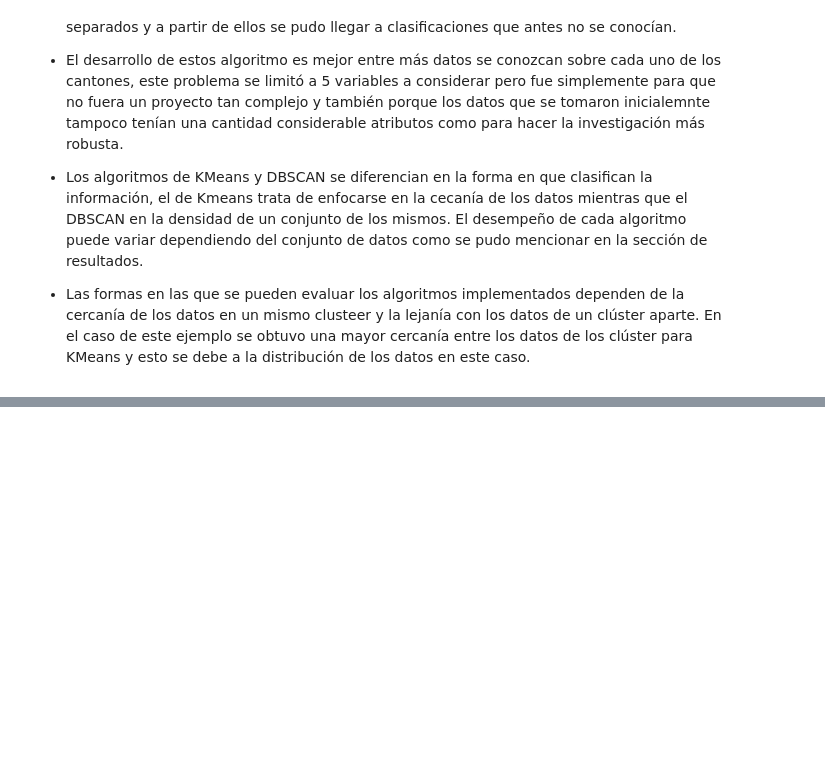
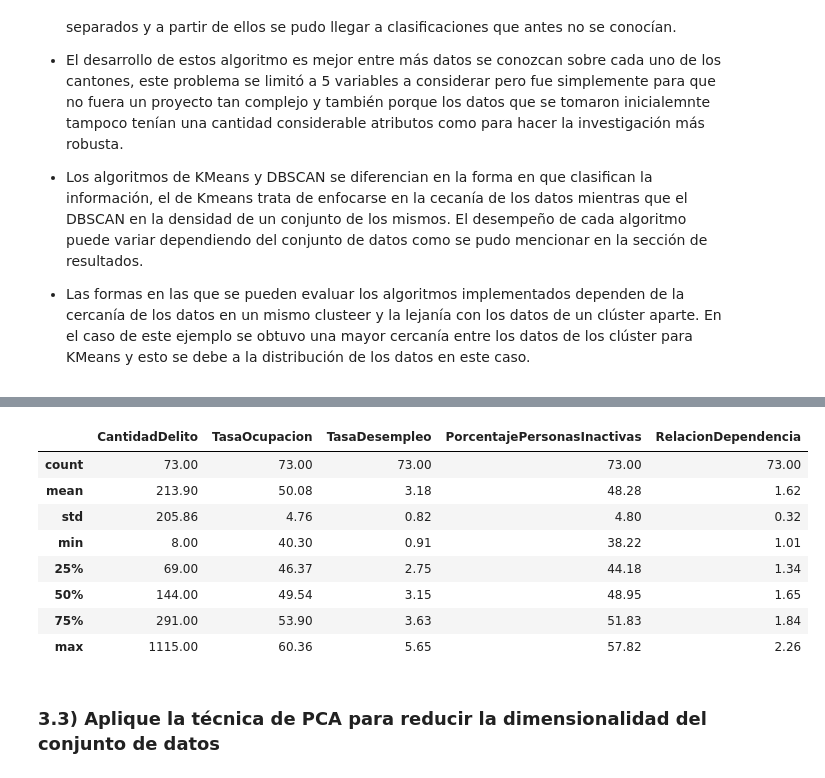
Before and after one commit to juanignava/AI.Project4, a Jupyter notebook: TP04.ipynb, the cells around one changed output, grey strips where cells are left out. Saved outputs shown, nothing was run; the diff lists cells and outputs as text; code cells hidden in the pictures; blank space fills up the shorter version.

```diff
--- a/TP04.ipynb
+++ b/TP04.ipynb
@@ -723,0 +711,17 @@ Con base en los resultados y la experiencia del desarrollo de este ejercicio se
+# %%
+# Los datos ya fueron cargados desde la sección 1 para el análisis
+# estos se encuentran en la variable df
+
+# A continuación las principales estadísticas de estos
+pd.set_option('display.float_format', lambda x: '%.2f' % x)
+df.describe()
+# %% [output]
+|  | CantidadDelito | TasaOcupacion | TasaDesempleo | PorcentajePersonasInactivas | RelacionDependencia |
+| count | 73.00 | 73.00 | 73.00 | 73.00 | 73.00 |
+| mean | 213.90 | 50.08 | 3.18 | 48.28 | 1.62 |
+| std | 205.86 | 4.76 | 0.82 | 4.80 | 0.32 |
+| min | 8.00 | 40.30 | 0.91 | 38.22 | 1.01 |
+| 25% | 69.00 | 46.37 | 2.75 | 44.18 | 1.34 |
+| 50% | 144.00 | 49.54 | 3.15 | 48.95 | 1.65 |
+| 75% | 291.00 | 53.90 | 3.63 | 51.83 | 1.84 |
+| max | 1115.00 | 60.36 | 5.65 | 57.82 | 2.26 |
@@ -723,0 +733,2 @@ Con base en los resultados y la experiencia del desarrollo de este ejercicio se
+# %% [markdown]
+### 3.3) Aplique la técnica de PCA para reducir la dimensionalidad del conjunto de datos
```
Also changed, not shown: parts of 8 cells of this notebook.
